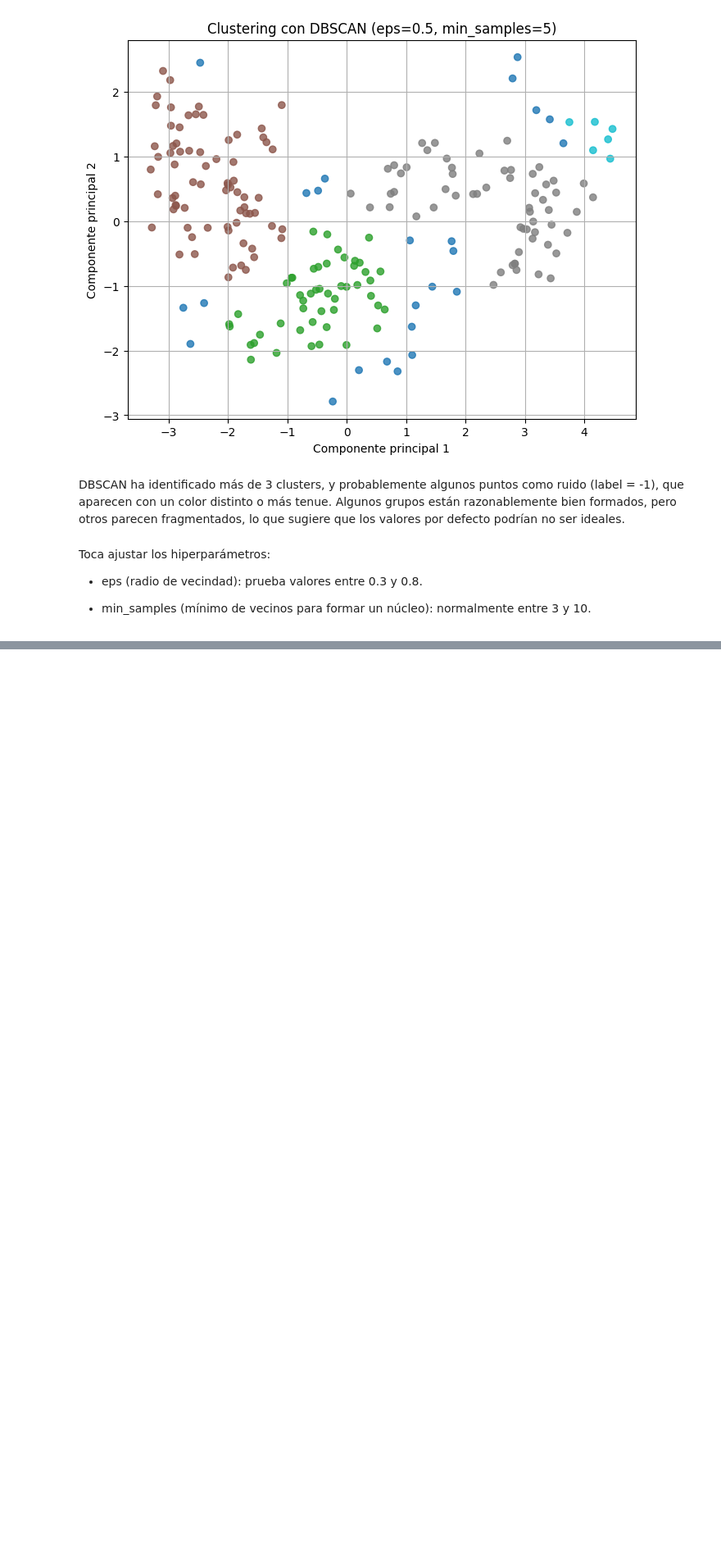
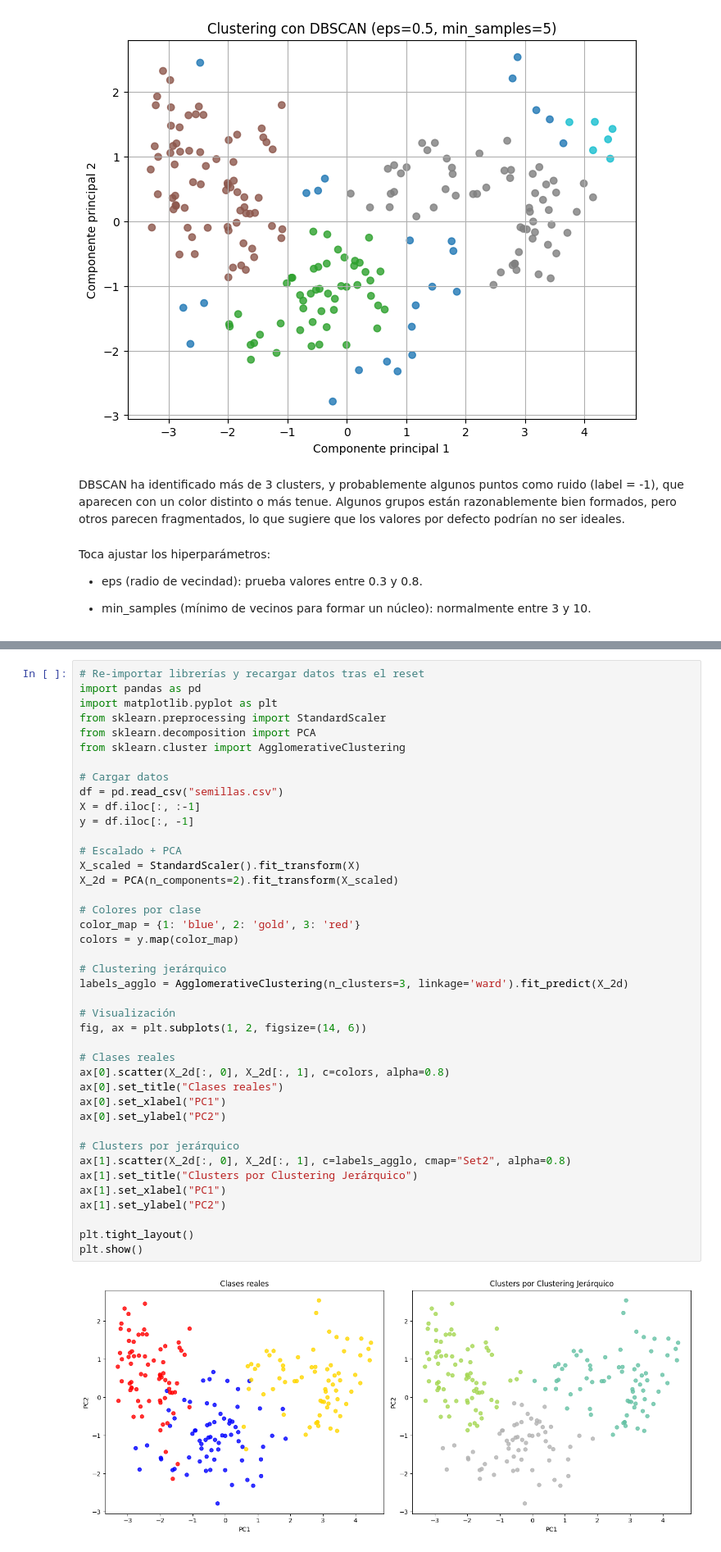
Before and after one commit to 100454201/Grupo35_Practica2, a Jupyter notebook: notebook_P2.ipynb, the cells around one changed output, grey strips where cells are left out. Shown at 82% size. Saved outputs shown, nothing was run; the diff lists cells and outputs as text; blank space fills up the shorter version.

```diff
--- a/notebook_P2.ipynb
+++ b/notebook_P2.ipynb
@@ -212,0 +313,43 @@ Toca ajustar los hiperparámetros:
+# %%
+# Re-importar librerías y recargar datos tras el reset
+import pandas as pd
+import matplotlib.pyplot as plt
+from sklearn.preprocessing import StandardScaler
+from sklearn.decomposition import PCA
+from sklearn.cluster import AgglomerativeClustering
+
+# Cargar datos
+df = pd.read_csv("semillas.csv")
+X = df.iloc[:, :-1]
+y = df.iloc[:, -1]
+
+# Escalado + PCA
+X_scaled = StandardScaler().fit_transform(X)
+X_2d = PCA(n_components=2).fit_transform(X_scaled)
+
+# Colores por clase
+color_map = {1: 'blue', 2: 'gold', 3: 'red'}
+colors = y.map(color_map)
+
+# Clustering jerárquico
+labels_agglo = AgglomerativeClustering(n_clusters=3, linkage='ward').fit_predict(X_2d)
+
+# Visualización
+fig, ax = plt.subplots(1, 2, figsize=(14, 6))
+
+# Clases reales
+ax[0].scatter(X_2d[:, 0], X_2d[:, 1], c=colors, alpha=0.8)
+ax[0].set_title("Clases reales")
+ax[0].set_xlabel("PC1")
+ax[0].set_ylabel("PC2")
+
+# Clusters por jerárquico
+ax[1].scatter(X_2d[:, 0], X_2d[:, 1], c=labels_agglo, cmap="Set2", alpha=0.8)
+ax[1].set_title("Clusters por Clustering Jerárquico")
+ax[1].set_xlabel("PC1")
+ax[1].set_ylabel("PC2")
+
+plt.tight_layout()
+plt.show()
+# %% [output]
+[figure, added]
```
Also changed, not shown: parts of 14 cells of this notebook, 1 other file.
